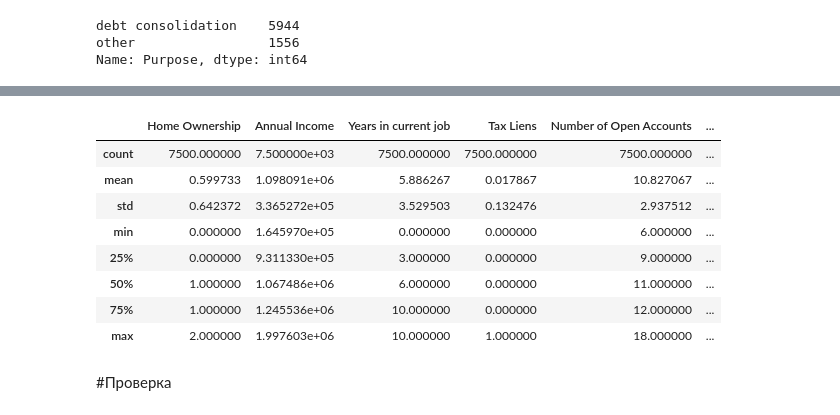
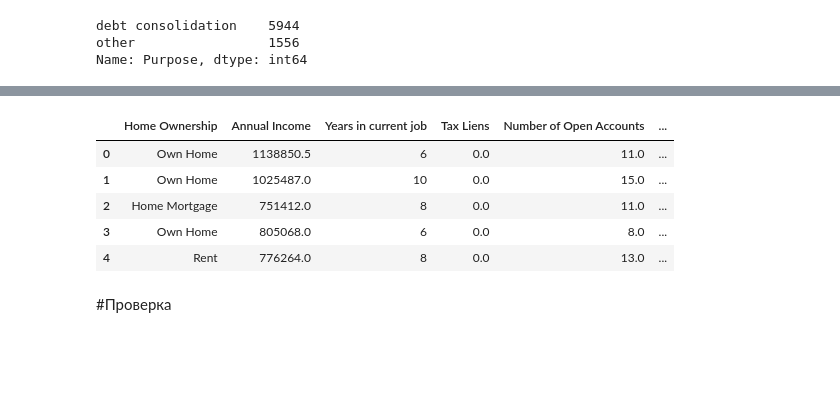
Before and after one commit to korshunov418/-Python-Data-Science, a Jupyter notebook: AKorshunov_solution.ipynb, the cells around one changed output, grey strips where cells are left out. Drawn from its saved outputs; the diff is of its cells as text; code cells hidden in the pictures; blank space fills up the shorter version.

```diff
--- a/AKorshunov_solution.ipynb
+++ b/AKorshunov_solution.ipynb
@@ -1045,7 +1015,9 @@ Short Term    5556
 Long Term     1944
 Name: Term, dtype: int64
 # %%
-df['Term'] = df['Term'].map({'Short Term':'1', 'Long Term':'0'}).astype(int)
+#df['Term_int'] = df['Term'].map({'Short Term':'1', 'Long Term':'0'}).astype(int)
+# %%
+df = pd.concat([df, pd.get_dummies(df['Term'])], axis=1)
 # %% [markdown]
 ####**16. Purpose**
 цель кредита
@@ -1082 +1070,3 @@ Name: Purpose, dtype: int64
+# %%
+df = pd.concat([df, pd.get_dummies(df['Purpose'])], axis=1)
 # %%
@@ -1097,2 +1074,2 @@ Name: Purpose, Length: 1556, dtype: object
 # %%
-df['Purpose'] = df['Purpose'].map({'debt consolidation':'1', 'other':'0'}).astype(int)
+#df['Purpose_int'] = df['Purpose'].map({'debt consolidation':'1', 'other':'0'}).astype(int)
@@ -1122,14 +1076,11 @@ dtype: int64
 # %%
-df.describe()
+df.head()
 # %% [output]
 |  | Home Ownership | Annual Income | Years in current job | Tax Liens | Number of Open Accounts | ... |
-| count | 7500.000000 | 7.500000e+03 | 7500.000000 | 7500.000000 | 7500.000000 | ... |
-| mean | 0.599733 | 1.098091e+06 | 5.886267 | 0.017867 | 10.827067 | ... |
-| std | 0.642372 | 3.365272e+05 | 3.529503 | 0.132476 | 2.937512 | ... |
-| min | 0.000000 | 1.645970e+05 | 0.000000 | 0.000000 | 6.000000 | ... |
-| 25% | 0.000000 | 9.311330e+05 | 3.000000 | 0.000000 | 9.000000 | ... |
-| 50% | 1.000000 | 1.067486e+06 | 6.000000 | 0.000000 | 11.000000 | ... |
-| 75% | 1.000000 | 1.245536e+06 | 10.000000 | 0.000000 | 12.000000 | ... |
-| max | 2.000000 | 1.997603e+06 | 10.000000 | 1.000000 | 18.000000 | ... |
+| 0 | Own Home | 1138850.5 | 6 | 0.0 | 11.0 | ... |
+| 1 | Own Home | 1025487.0 | 10 | 0.0 | 15.0 | ... |
+| 2 | Home Mortgage | 751412.0 | 8 | 0.0 | 11.0 | ... |
+| 3 | Own Home | 805068.0 | 6 | 0.0 | 8.0 | ... |
+| 4 | Rent | 776264.0 | 8 | 0.0 | 13.0 | ... |
 # %% [markdown]
 #Проверка
```
Also changed, not shown: parts of 83 cells of this notebook.
